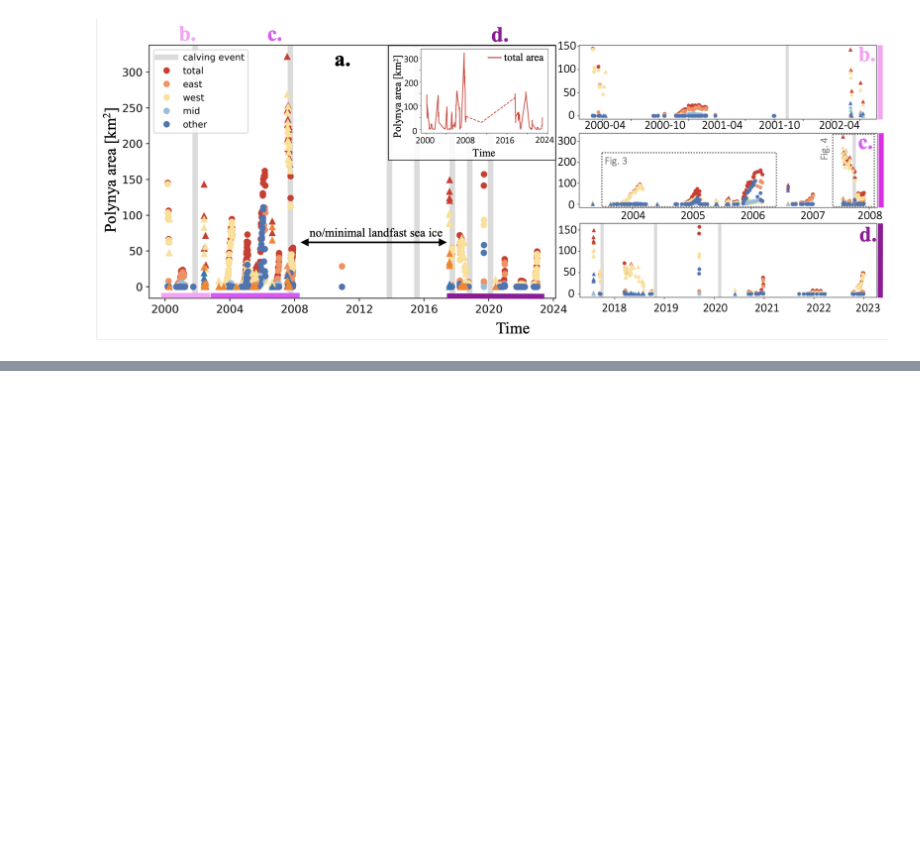
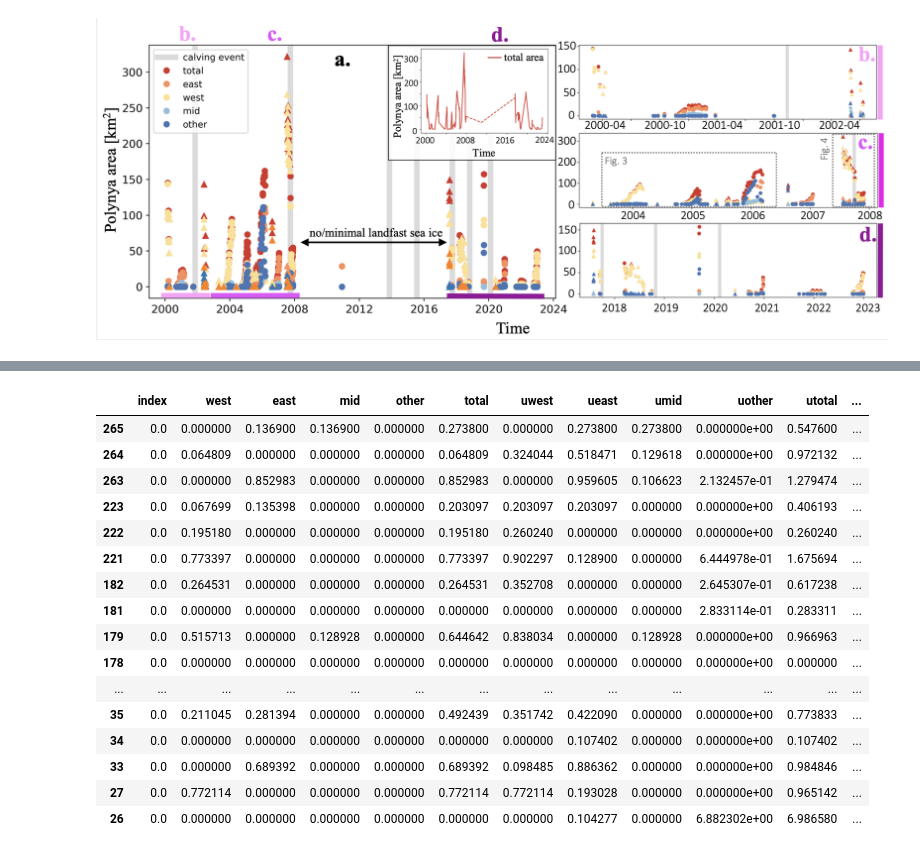
Before and after one commit to elenasavidge/polynyatimeseries, a Jupyter notebook: fig2.ipynb, the cells around one changed output, grey strips where cells are left out. Cells and saved outputs as stored; diff of their text form; code cells hidden in the pictures; blank space fills up the shorter version.

```diff
--- a/fig2.ipynb
+++ b/fig2.ipynb
@@ -296,0 +397,20 @@ visther_pixel['west'].mean(),visther_pixel['east'].mean(),visther_pixel['mid'].m
+# %%
+visther_pixel[visther_pixel.total < 1]
+# %% [output]
+|  | index | west | east | mid | other | total | uwest | ueast | umid | uother | utotal | ... |
+| 265 | 0.0 | 0.000000 | 0.136900 | 0.136900 | 0.000000 | 0.273800 | 0.000000 | 0.273800 | 0.273800 | 0.000000e+00 | 0.547600 | ... |
+| 264 | 0.0 | 0.064809 | 0.000000 | 0.000000 | 0.000000 | 0.064809 | 0.324044 | 0.518471 | 0.129618 | 0.000000e+00 | 0.972132 | ... |
+| 263 | 0.0 | 0.000000 | 0.852983 | 0.000000 | 0.000000 | 0.852983 | 0.000000 | 0.959605 | 0.106623 | 2.132457e-01 | 1.279474 | ... |
+| 223 | 0.0 | 0.067699 | 0.135398 | 0.000000 | 0.000000 | 0.203097 | 0.203097 | 0.203097 | 0.000000 | 0.000000e+00 | 0.406193 | ... |
+| 222 | 0.0 | 0.195180 | 0.000000 | 0.000000 | 0.000000 | 0.195180 | 0.260240 | 0.000000 | 0.000000 | 0.000000e+00 | 0.260240 | ... |
+| 221 | 0.0 | 0.773397 | 0.000000 | 0.000000 | 0.000000 | 0.773397 | 0.902297 | 0.128900 | 0.000000 | 6.444978e-01 | 1.675694 | ... |
+| 182 | 0.0 | 0.264531 | 0.000000 | 0.000000 | 0.000000 | 0.264531 | 0.352708 | 0.000000 | 0.000000 | 2.645307e-01 | 0.617238 | ... |
+| 181 | 0.0 | 0.000000 | 0.000000 | 0.000000 | 0.000000 | 0.000000 | 0.000000 | 0.000000 | 0.000000 | 2.833114e-01 | 0.283311 | ... |
+| 179 | 0.0 | 0.515713 | 0.000000 | 0.128928 | 0.000000 | 0.644642 | 0.838034 | 0.000000 | 0.128928 | 0.000000e+00 | 0.966963 | ... |
+| 178 | 0.0 | 0.000000 | 0.000000 | 0.000000 | 0.000000 | 0.000000 | 0.000000 | 0.000000 | 0.000000 | 0.000000e+00 | 0.000000 | ... |
+| ... | ... | ... | ... | ... | ... | ... | ... | ... | ... | ... | ... | ... |
+| 35 | 0.0 | 0.211045 | 0.281394 | 0.000000 | 0.000000 | 0.492439 | 0.351742 | 0.422090 | 0.000000 | 0.000000e+00 | 0.773833 | ... |
+| 34 | 0.0 | 0.000000 | 0.000000 | 0.000000 | 0.000000 | 0.000000 | 0.000000 | 0.107402 | 0.000000 | 0.000000e+00 | 0.107402 | ... |
+| 33 | 0.0 | 0.000000 | 0.689392 | 0.000000 | 0.000000 | 0.689392 | 0.098485 | 0.886362 | 0.000000 | 0.000000e+00 | 0.984846 | ... |
+| 27 | 0.0 | 0.772114 | 0.000000 | 0.000000 | 0.000000 | 0.772114 | 0.772114 | 0.193028 | 0.000000 | 0.000000e+00 | 0.965142 | ... |
+| 26 | 0.0 | 0.000000 | 0.000000 | 0.000000 | 0.000000 | 0.000000 | 0.000000 | 0.104277 | 0.000000 | 6.882302e+00 | 6.986580 | ... |
```
Also changed, not shown: parts of 16 cells of this notebook.
